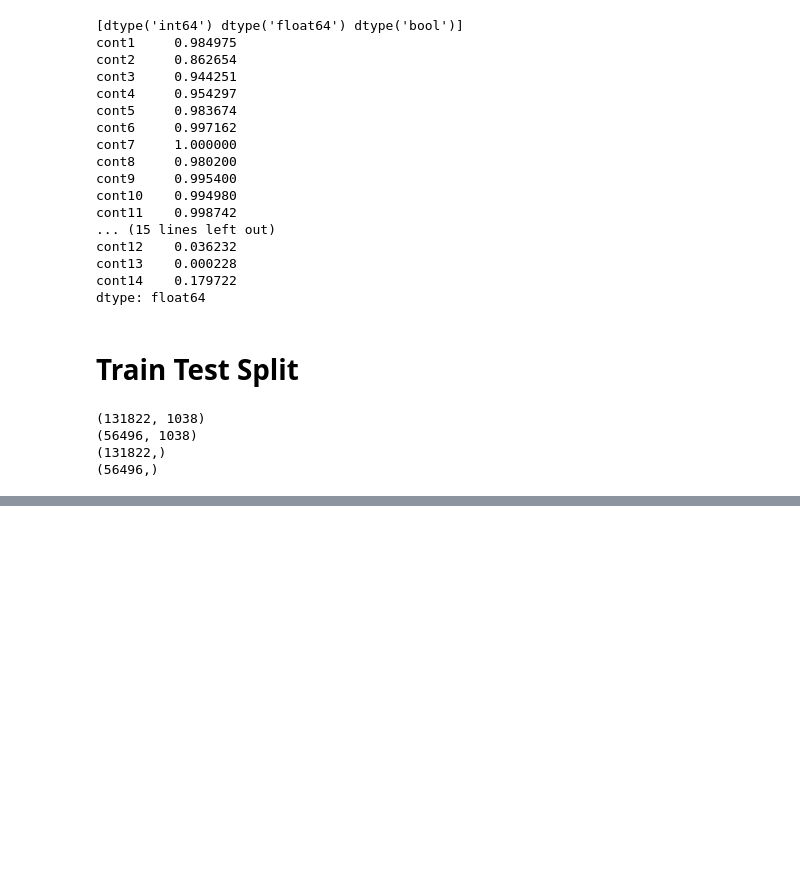
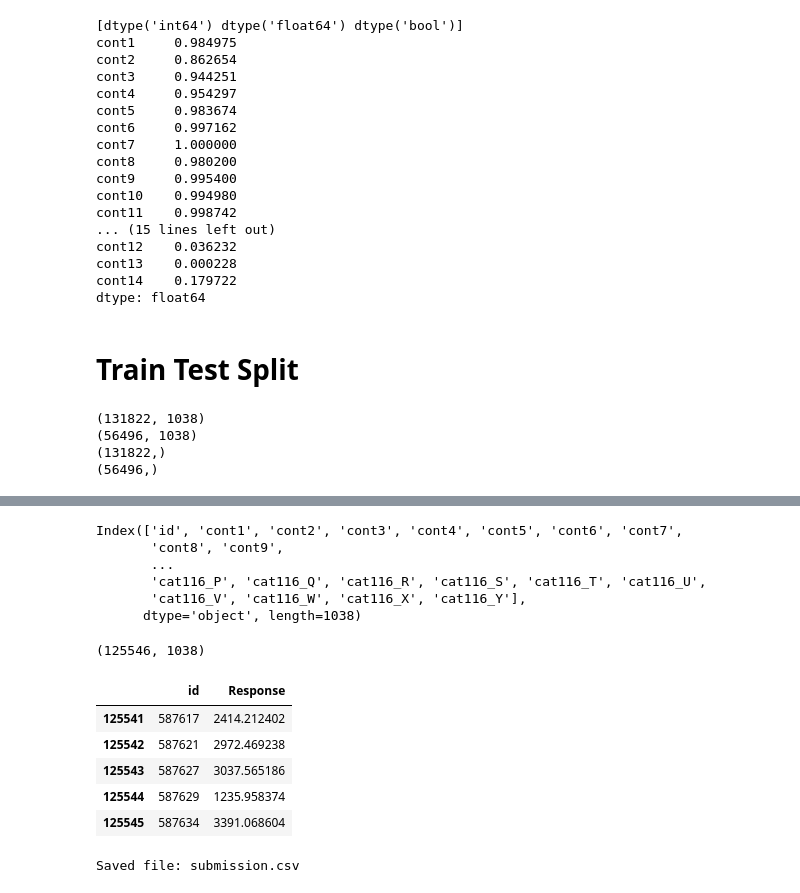
Before and after one commit to selvaguru-ai/selvaguru-ai, a Jupyter notebook: allstate-claims-severity.ipynb, the cells around one changed output, grey strips where cells are left out. Saved outputs shown, nothing was run; the diff lists cells and outputs as text; code cells hidden in the pictures; blank space fills up the shorter version.

```diff
--- a/allstate-claims-severity.ipynb
+++ b/allstate-claims-severity.ipynb
@@ -118,3 +118,9 @@ x_train = pd.get_dummies(x_train, columns = categorical_columns, drop_first = Tr
 
 test_categorical_columns = df_test.select_dtypes(include =['object', 'category']).columns
 df_test = pd.get_dummies(df_test, columns = test_categorical_columns, drop_first = True)
+# %%
+train_columns = x_train.columns
+print (train_columns)
+
+# Align the test data columns to match the training data columns
+df_test = df_test.reindex(columns = train_columns, fill_value = 0)
@@ -186,9 +199,9 @@ from sklearn.metrics import mean_squared_error
 from sklearn.model_selection import GridSearchCV
 
 param_grid = {
-    'n_estimators': [15, 30, 50],
-    'max_depth': [4, 5],
-    'learning_rate': [0.01, 0.1, 0.2],
+    'n_estimators': [200],
+    'max_depth': [5],
+    'learning_rate': [0.2],
     'eval_metric' : ['rmse']
 }
 model = xgb.XGBRegressor()
@@ -239,0 +276,5 @@ RMSE:  1942.400444205616
+# %%
+display(df_test.head())
+
+y_input_predict = best_model.predict(df_test)
+print (y_input_predict.size)
@@ -239,0 +290,31 @@ RMSE:  1942.400444205616
+# %%
+print (df_test.columns)
+# %% [output]
+Index(['id', 'cont1', 'cont2', 'cont3', 'cont4', 'cont5', 'cont6', 'cont7',
+       'cont8', 'cont9',
+       ...
+       'cat116_P', 'cat116_Q', 'cat116_R', 'cat116_S', 'cat116_T', 'cat116_U',
+       'cat116_V', 'cat116_W', 'cat116_X', 'cat116_Y'],
+      dtype='object', length=1038)
+# %%
+print (df_test.shape)
+
+submission = pd.DataFrame({'id':df_test['id'],'Response':y_input_predict})
+#Visualize the first 5 rows
+submission.tail()
+# %% [output]
+(125546, 1038)
+|  | id | Response |
+| 125541 | 587617 | 2414.212402 |
+| 125542 | 587621 | 2972.469238 |
+| 125543 | 587627 | 3037.565186 |
+| 125544 | 587629 | 1235.958374 |
+| 125545 | 587634 | 3391.068604 |
+# %%
+filename = 'submission.csv'
+
+submission.to_csv(filename,index=False)
+
+print('Saved file: ' + filename)
+# %% [output]
+Saved file: submission.csv
```
Also changed, not shown: parts of 6 cells of this notebook.
